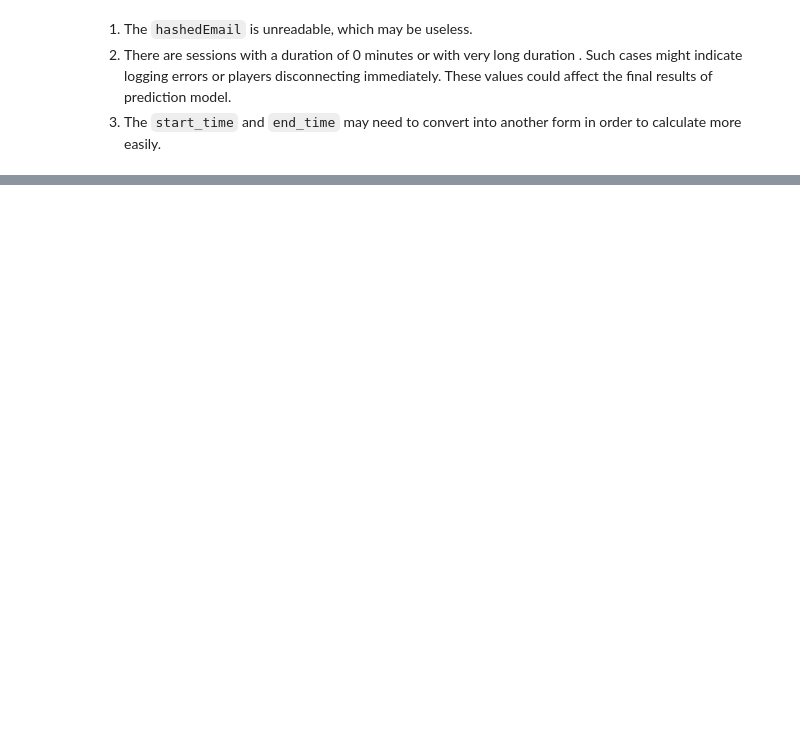
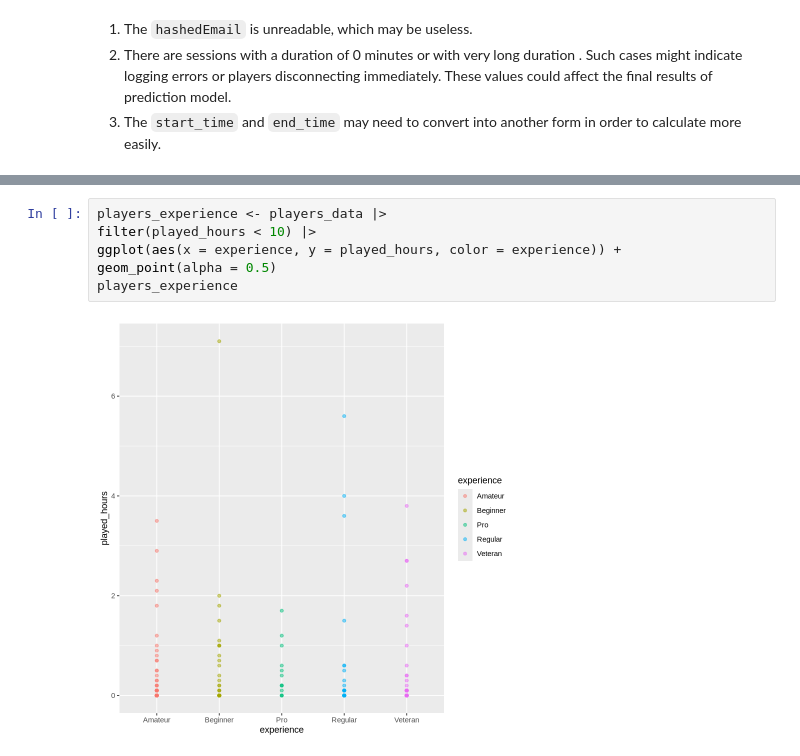
Before and after one commit to Stephanie-ye933/DSCI-100-Individual-Plan, a Jupyter notebook: Individual Project Plan.ipynb, the cells around one changed output, grey strips where cells are left out. Drawn from its saved outputs; the diff is of its cells as text; blank space fills up the shorter version.

```diff
--- a/Individual Project Plan.ipynb
+++ b/Individual Project Plan.ipynb
@@ -115,0 +223,8 @@ A tibble: 1535 × 3
+# %%
+players_experience <- players_data |>
+filter(played_hours < 10) |>
+ggplot(aes(x = experience, y = played_hours, color = experience)) +
+geom_point(alpha = 0.5)
+players_experience
+# %% [output]
+[figure, added]
```
Also changed, not shown: parts of 15 cells of this notebook.
